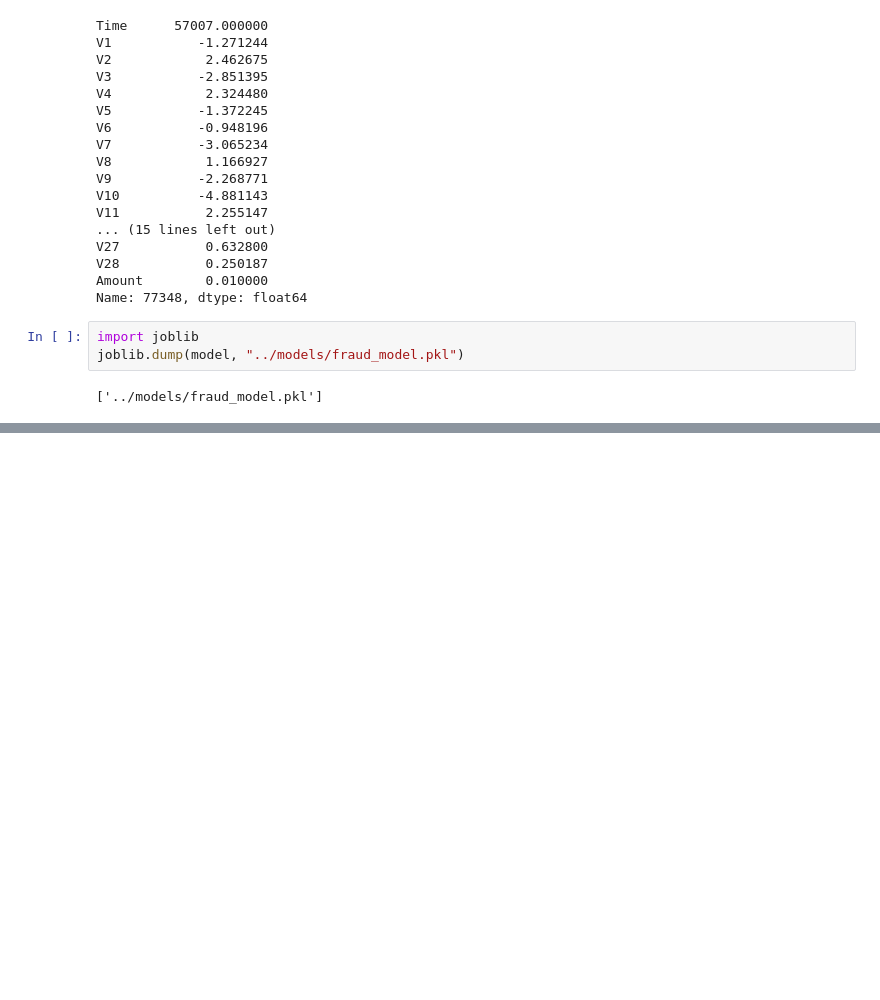
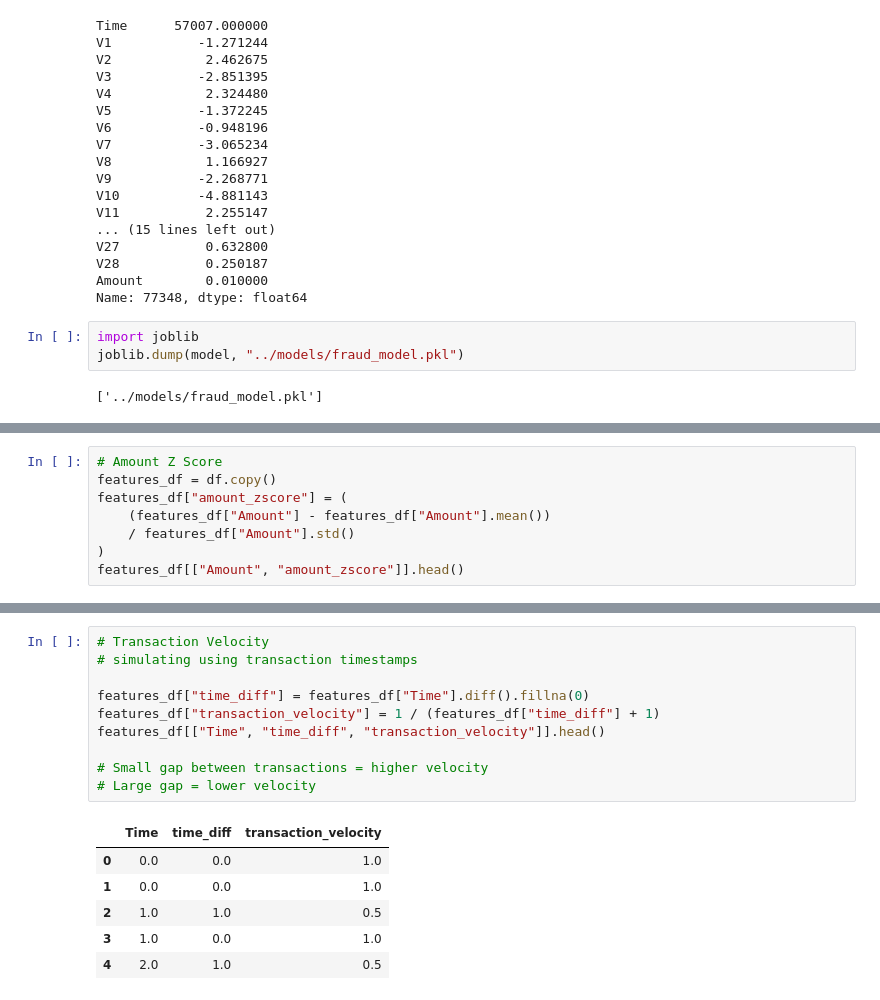
Before and after one commit to adritanotadorito/fraud-simulator, a Jupyter notebook: ml/notebooks/fraud_detection.ipynb, the cells around one changed output, grey strips where cells are left out. Drawn from its saved outputs; the diff is of its cells as text; blank space fills up the shorter version.

```diff
--- a/ml/notebooks/fraud_detection.ipynb
+++ b/ml/notebooks/fraud_detection.ipynb
@@ -226,0 +249,8 @@ joblib.dump(model, "../models/fraud_model.pkl")
+# %%
+# Amount Z Score
+features_df = df.copy()
+features_df["amount_zscore"] = (
+    (features_df["Amount"] - features_df["Amount"].mean())
+    / features_df["Amount"].std()
+)
+features_df[["Amount", "amount_zscore"]].head()
@@ -226,0 +264,17 @@ joblib.dump(model, "../models/fraud_model.pkl")
+# %%
+# Transaction Velocity
+# simulating using transaction timestamps
+
+features_df["time_diff"] = features_df["Time"].diff().fillna(0)
+features_df["transaction_velocity"] = 1 / (features_df["time_diff"] + 1)
+features_df[["Time", "time_diff", "transaction_velocity"]].head()
+
+# Small gap between transactions = higher velocity
+# Large gap = lower velocity
+# %% [output]
+|  | Time | time_diff | transaction_velocity |
+| 0 | 0.0 | 0.0 | 1.0 |
+| 1 | 0.0 | 0.0 | 1.0 |
+| 2 | 1.0 | 1.0 | 0.5 |
+| 3 | 1.0 | 0.0 | 1.0 |
+| 4 | 2.0 | 1.0 | 0.5 |
```
Also changed, not shown: parts of 13 cells of this notebook, 8 other files.
